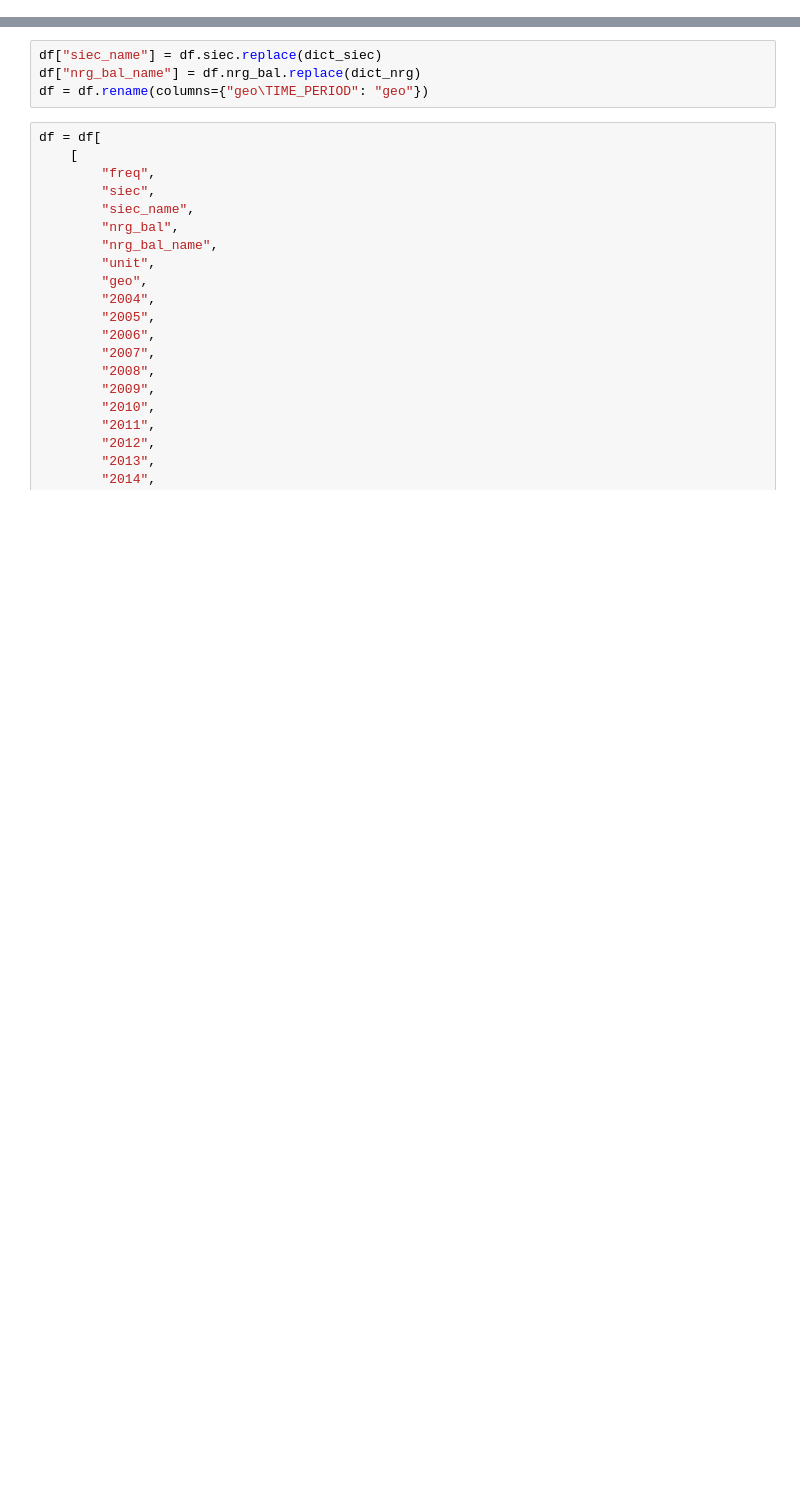
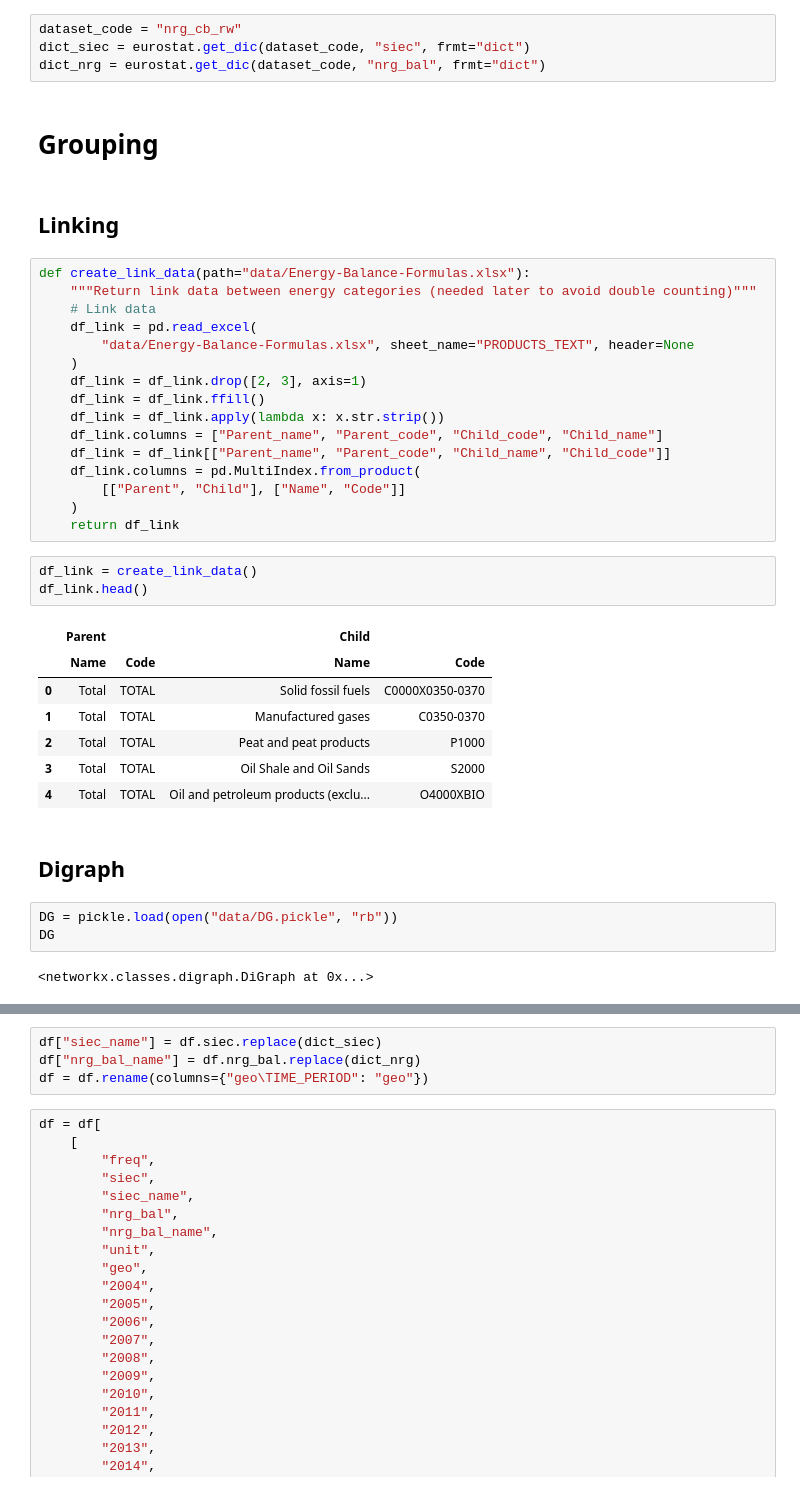
Before and after one commit to RomainBes/Eurostat, a Jupyter notebook: Eurostat_nrg_cb_rw.ipynb, the cells around one changed output, grey strips where cells are left out. Saved outputs shown, nothing was run; the diff lists cells and outputs as text; blank space fills up the shorter version.

```diff
--- a/Eurostat_nrg_cb_rw.ipynb
+++ b/Eurostat_nrg_cb_rw.ipynb
@@ -12,0 +53,42 @@ dataset_code = "nrg_cb_rw"
+# %%
+dataset_code = "nrg_cb_rw"
+dict_siec = eurostat.get_dic(dataset_code, "siec", frmt="dict")
+dict_nrg = eurostat.get_dic(dataset_code, "nrg_bal", frmt="dict")
+# %% [markdown]
+# Grouping
+# %% [markdown]
+## Linking
+# %%
+def create_link_data(path="data/Energy-Balance-Formulas.xlsx"):
+    """Return link data between energy categories (needed later to avoid double counting)"""
+    # Link data
+    df_link = pd.read_excel(
+        "data/Energy-Balance-Formulas.xlsx", sheet_name="PRODUCTS_TEXT", header=None
+    )
+    df_link = df_link.drop([2, 3], axis=1)
+    df_link = df_link.ffill()
+    df_link = df_link.apply(lambda x: x.str.strip())
+    df_link.columns = ["Parent_name", "Parent_code", "Child_code", "Child_name"]
+    df_link = df_link[["Parent_name", "Parent_code", "Child_name", "Child_code"]]
+    df_link.columns = pd.MultiIndex.from_product(
+        [["Parent", "Child"], ["Name", "Code"]]
+    )
+    return df_link
+# %%
+df_link = create_link_data()
+df_link.head()
+# %% [output]
+|  | Parent |  | Child |  |
+|  | Name | Code | Name | Code |
+| 0 | Total | TOTAL | Solid fossil fuels | C0000X0350-0370 |
+| 1 | Total | TOTAL | Manufactured gases | C0350-0370 |
+| 2 | Total | TOTAL | Peat and peat products | P1000 |
+| 3 | Total | TOTAL | Oil Shale and Oil Sands | S2000 |
+| 4 | Total | TOTAL | Oil and petroleum products (exclu... | O4000XBIO |
+# %% [markdown]
+## Digraph
+# %%
+DG = pickle.load(open("data/DG.pickle", "rb"))
+DG
+# %% [output]
+<networkx.classes.digraph.DiGraph at 0x...>
```
Also changed, not shown: parts of 53 cells of this notebook, 9 other files.
